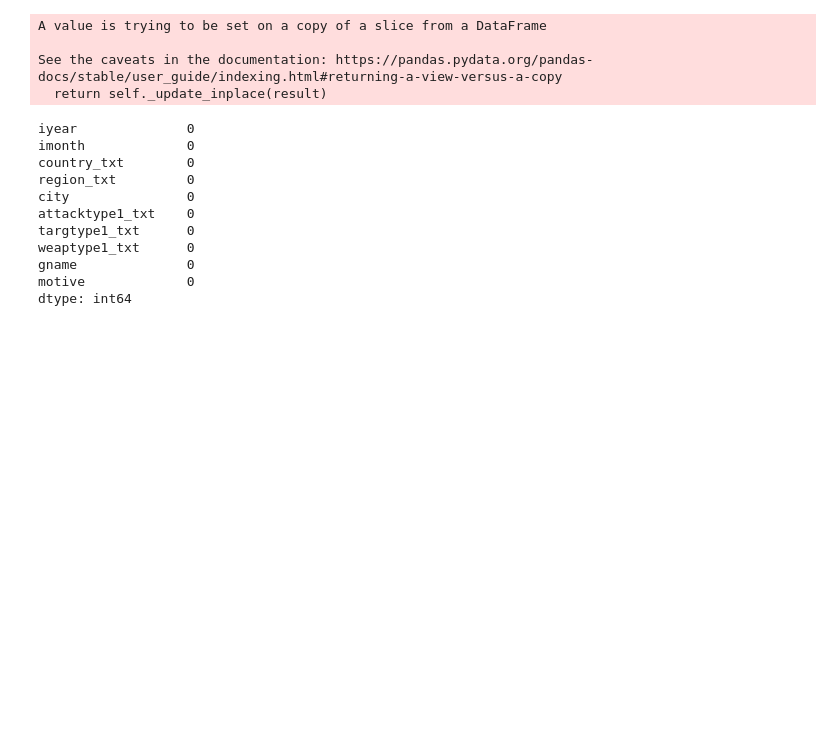
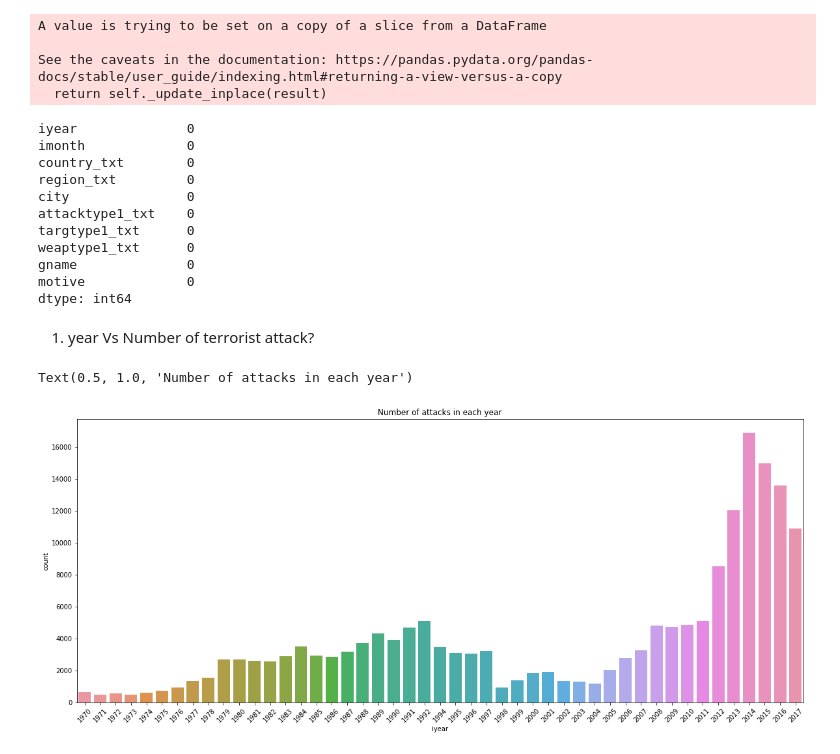
Before and after one commit to omkar3513/Global_Terrorism_Database_-GTD-_Analysis, a Jupyter notebook: Copy_of_Global_Terrorism_Analysis_Capstone_Project.ipynb, the cells around one changed output. Cells and saved outputs as stored; diff of their text form; code cells hidden in the pictures; blank space fills up the shorter version.

```diff
--- a/Copy_of_Global_Terrorism_Analysis_Capstone_Project.ipynb
+++ b/Copy_of_Global_Terrorism_Analysis_Capstone_Project.ipynb
@@ -237,3 +237,13 @@ weaptype1_txt      0
 gname              0
 motive             0
 dtype: int64
+# %% [markdown]
+1) year Vs Number of terrorist attack?
+# %%
+plt.figure(figsize=(20,8))
+plt.xticks(rotation = 45)
+sns.countplot(x='iyear', data= df)
+plt.title('Number of attacks in each year')
+# %% [output]
+Text(0.5, 1.0, 'Number of attacks in each year')
+[figure, added]
```
Also changed, not shown: parts of 10 cells of this notebook.
